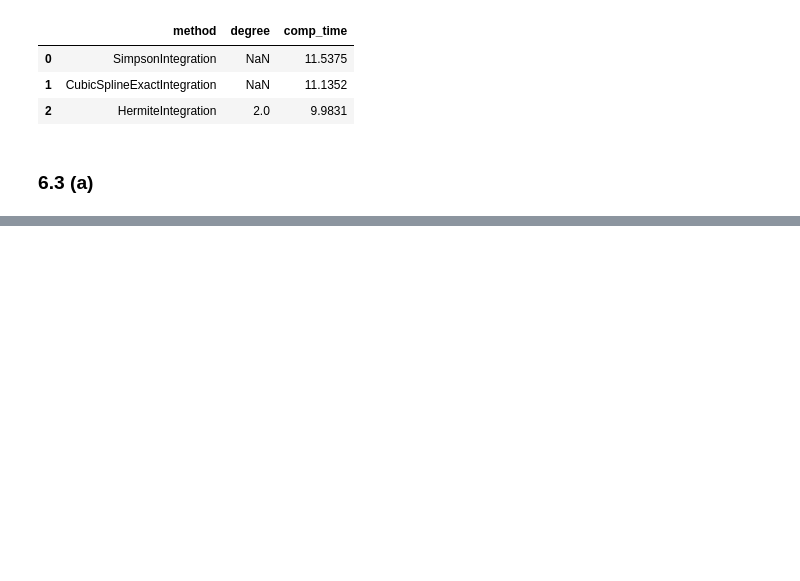
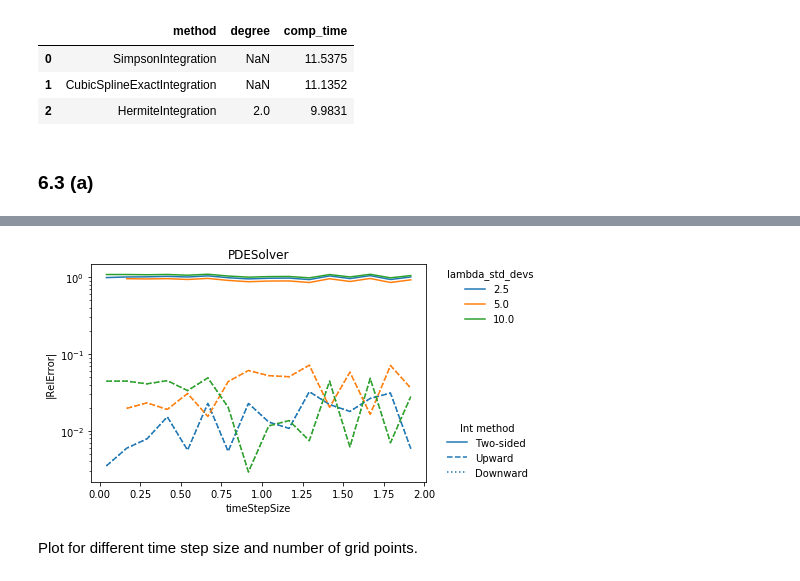
Before and after one commit to sschlenkrich/QuantLibPython, a Jupyter notebook: hom62.ipynb, the cells around one changed output, grey strips where cells are left out. Saved outputs shown, nothing was run; the diff lists cells and outputs as text; code cells hidden in the pictures; blank space fills up the shorter version.

```diff
--- a/hom62.ipynb
+++ b/hom62.ipynb
@@ -160,6 +164,7 @@ def compute_integration2(method,n_grid_points=101,lambda_std_devs=5,hs=[10.0**(-
 # %%
 def compute_integration2_multiple(n_grid_points=[101],lambda_std_devs=[5],hs=[10.0**(-k) for k in range(3,18)],
                                   break_even=True,non_break_even=True,degree=[3],
+                                  theta=[0.5],timeStepSize=[1/12],lambda0N=[None],
                                   methods = [SimpsonIntegration,CubicSplineExactIntegration,HermiteIntegration,PDESolver]):
     table = list()
     timetable = []
@@ -184,14 +189,14 @@ def compute_integration2_multiple(n_grid_points=[101],lambda_std_devs=[5],hs=[10
             timetable.append(['HermiteIntegration',d,end-start])
             del tmp
     if PDESolver in methods:
-        for i in list(product(n_grid_points,lambda_std_devs,hs,theta,timeStepSize,lambdaON)):
+        for i in list(product(n_grid_points,lambda_std_devs,hs,theta,timeStepSize,lambda0N)):
             start = time.time()
-            tmp = compute_integration2(method=PDESolver,n_grid_points=i[0],
-                                       lambda_std_devs=i[1],hs=i[2],break_even=break_even,theta=i[3],timeStepsize=i[4],
-                                       lambdaON=i[5])
+            tmp = compute_integration2(method=PDESolver,n_grid_points=[i[0]],
+                                       lambda_std_devs=[i[1]],hs=[i[2]],break_even=break_even,theta=i[3],timeStepSize=i[4],
+                                       lambda0N=i[5])
             end = time.time()
             table.append(tmp)
-            timetable.append(['HermiteIntegration',d,end-start])
+            timetable.append(['PDESolver',None,end-start])
         del tmp
 
     return pd.concat(table),pd.DataFrame(timetable,columns=['method','degree','comp_time'])
@@ -591,0 +600,11 @@ table,_ = compute_integration2_multiple(n_grid_points=[i for i in range(11,301,1
+# %%
+%%timeit -r 1
+%%capture
+table,time_table = compute_integration2_multiple(
+    lambda_std_devs=[2.5,5,10],
+    n_grid_points=[151],
+    hs=[10**(-10)],
+    timeStepSize=[i/24 for i in range(1,48,3)],
+    break_even=False,
+    methods=[PDESolver]
+)
@@ -591,0 +613,11 @@ table,_ = compute_integration2_multiple(n_grid_points=[i for i in range(11,301,1
+# %%
+plotRelativeError2(
+    table,'I',
+    leg1='lambda_std_devs',leg2=None,title='PDESolver',
+    x_axis='timeStepSize',x_axis_label='timeStepSize',
+    x_log_scale=False
+)
+# %% [output]
+[figure, added]
+# %% [markdown]
+Plot for different time step size and number of grid points.
```
Also changed, not shown: parts of 22 cells of this notebook.
